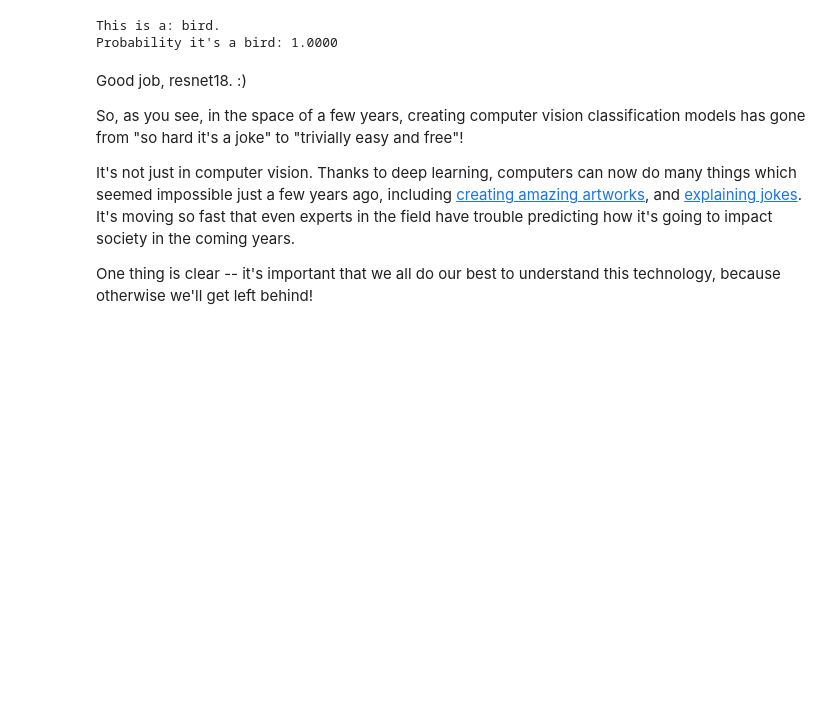
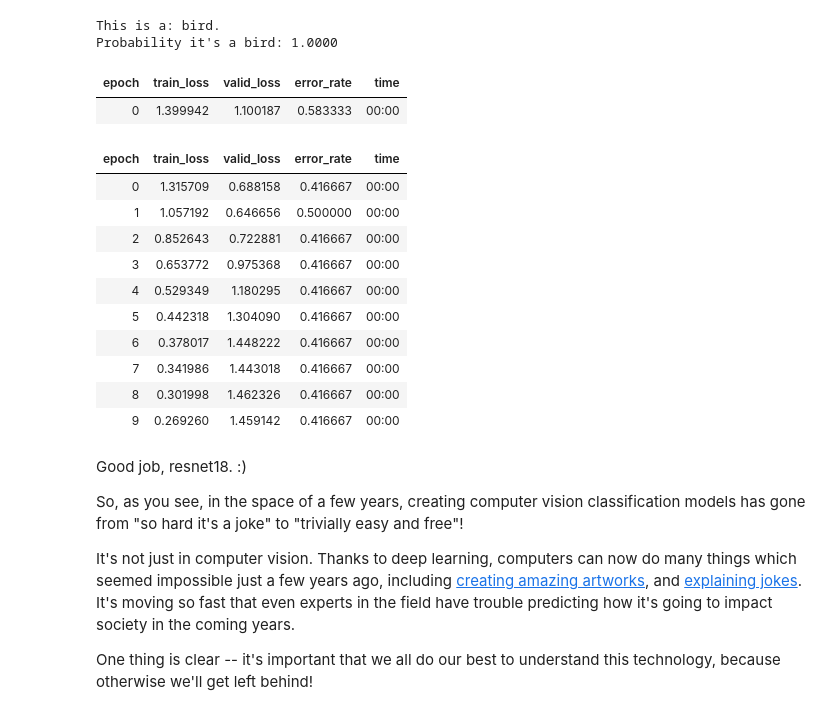
Before and after one commit to HrRodan/practical_deep_learning_part1, a Jupyter notebook: is-it-a-bird-creating-a-model-from-your-own-data.ipynb, the cells around one changed output. Saved outputs shown, nothing was run; the diff lists cells and outputs as text; code cells hidden in the pictures; blank space fills up the shorter version.

```diff
--- a/is-it-a-bird-creating-a-model-from-your-own-data.ipynb
+++ b/is-it-a-bird-creating-a-model-from-your-own-data.ipynb
@@ -164,6 +164,24 @@ print(f"Probability it's a bird: {probs[0]:.4f}")
 [interactive output not drawn]
 This is a: bird.
 Probability it's a bird: 1.0000
+# %%
+# Train pure resnet18 without pretrained weights
+learn_pure = vision_learner(dls, resnet18, pretrained=False, metrics=error_rate)
+learn_pure.fine_tune(10)
+# %% [output]
+| epoch | train_loss | valid_loss | error_rate | time |
+| 0 | 1.399942 | 1.100187 | 0.583333 | 00:00 |
+| epoch | train_loss | valid_loss | error_rate | time |
+| 0 | 1.315709 | 0.688158 | 0.416667 | 00:00 |
+| 1 | 1.057192 | 0.646656 | 0.500000 | 00:00 |
+| 2 | 0.852643 | 0.722881 | 0.416667 | 00:00 |
+| 3 | 0.653772 | 0.975368 | 0.416667 | 00:00 |
+| 4 | 0.529349 | 1.180295 | 0.416667 | 00:00 |
+| 5 | 0.442318 | 1.304090 | 0.416667 | 00:00 |
+| 6 | 0.378017 | 1.448222 | 0.416667 | 00:00 |
+| 7 | 0.341986 | 1.443018 | 0.416667 | 00:00 |
+| 8 | 0.301998 | 1.462326 | 0.416667 | 00:00 |
+| 9 | 0.269260 | 1.459142 | 0.416667 | 00:00 |
 # %% [markdown]
 Good job, resnet18. :)
 
```
Also changed, not shown: parts of 3 cells of this notebook.
